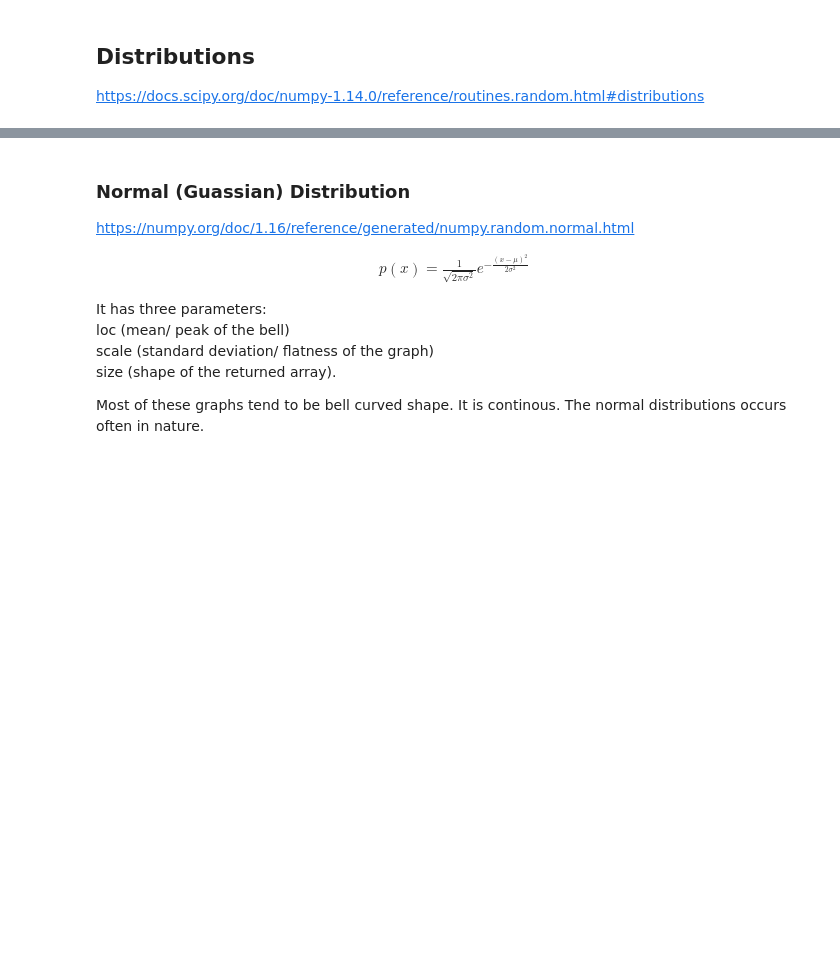
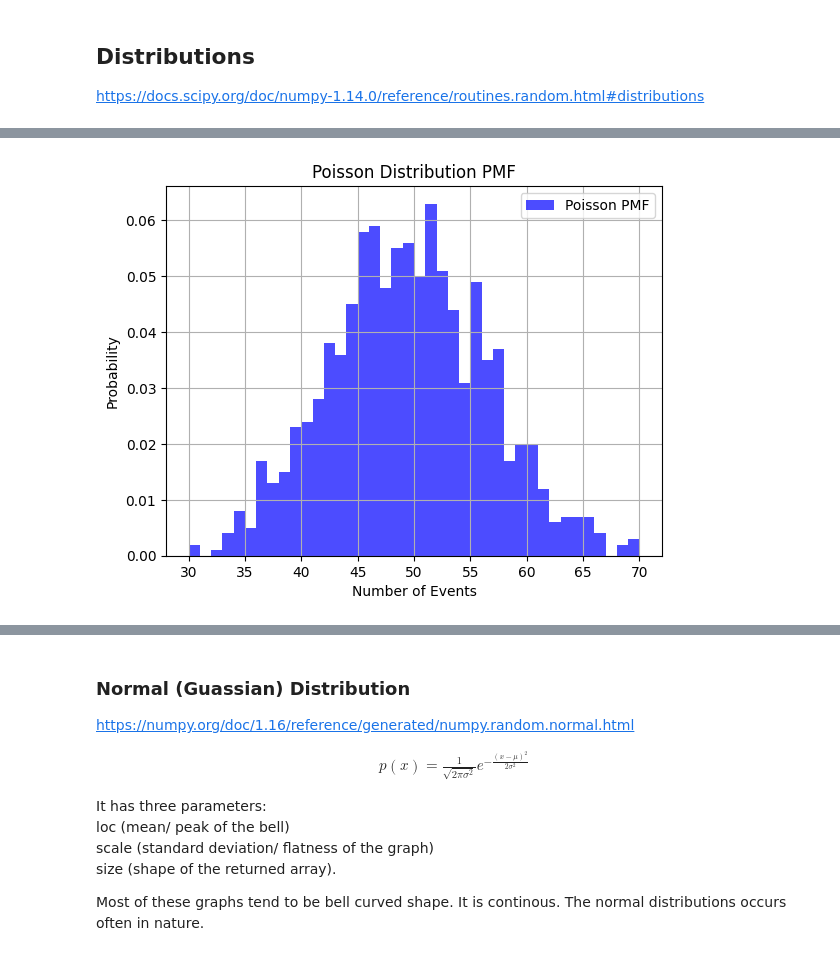
Before and after one commit to gtatiya/Python-Programming, a Jupyter notebook: NumPy/RandomSampling.ipynb, the cells around one changed output, grey strips where cells are left out. Cells and saved outputs as stored; diff of their text form; code cells hidden in the pictures; blank space fills up the shorter version.

```diff
--- a/NumPy/RandomSampling.ipynb
+++ b/NumPy/RandomSampling.ipynb
@@ -168,0 +293,21 @@ plt.show()
+# %%
+samples = np.random.poisson(lam=50, size=1000)
+
+# sns.displot(samples, label='poisson', fill=False)
+# plt.show()
+
+# Create a histogram to approximate the PMF
+hist, bins = np.histogram(samples, bins=np.arange(min(samples), max(samples) + 1.5) - 0.5, density=True)
+
+# Plot the PMF
+plt.bar(bins[:-1], hist, width=1.0, align='center', alpha=0.7, color='blue', label='Poisson PMF')
+
+# Plot settings
+plt.title('Poisson Distribution PMF')
+plt.xlabel('Number of Events')
+plt.ylabel('Probability')
+plt.legend()
+plt.grid(True)
+plt.show()
+# %% [output]
+[figure, added]
```
Also changed, not shown: parts of 14 cells of this notebook, 14 other files.
